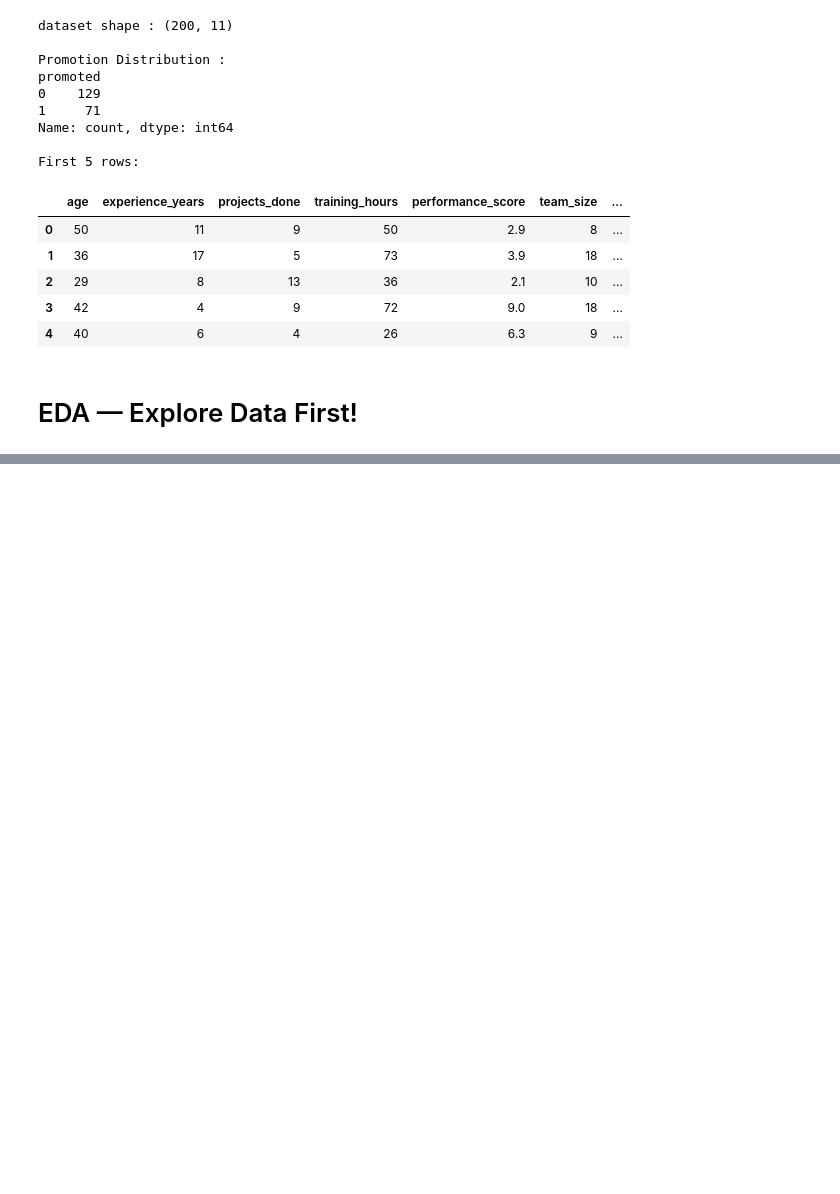
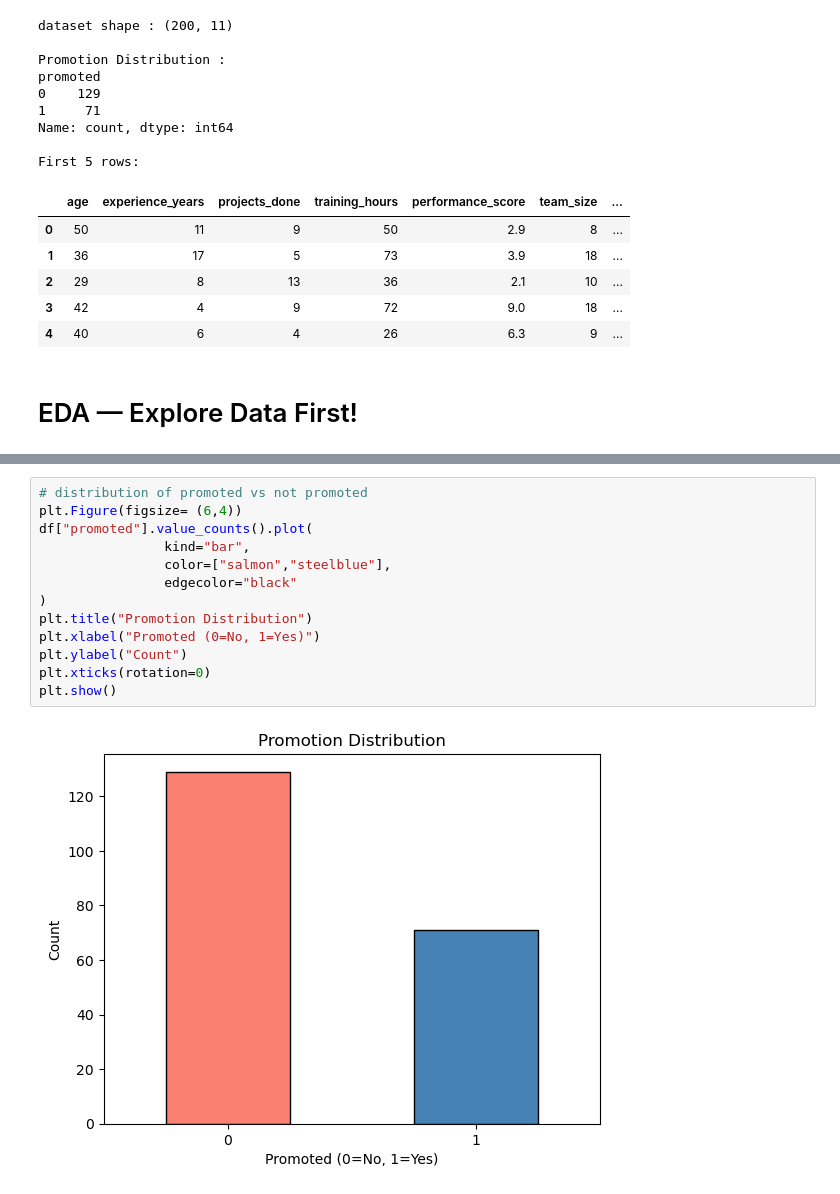
Before and after one commit to ashabakshi/ML_Learning_Clear_basics-, a Jupyter notebook: 06_Naive_Bayes/06_naive_bayes.ipynb, the cells around one changed output, grey strips where cells are left out. Cells and saved outputs as stored; diff of their text form; blank space fills up the shorter version.

```diff
--- a/06_Naive_Bayes/06_naive_bayes.ipynb
+++ b/06_Naive_Bayes/06_naive_bayes.ipynb
@@ -144,0 +147,15 @@ plt.show()
+# %%
+# distribution of promoted vs not promoted
+plt.Figure(figsize= (6,4))
+df["promoted"].value_counts().plot(
+                kind="bar",
+                color=["salmon","steelblue"],
+                edgecolor="black"
+)
+plt.title("Promotion Distribution")
+plt.xlabel("Promoted (0=No, 1=Yes)")
+plt.ylabel("Count")
+plt.xticks(rotation=0)
+plt.show()
+# %% [output]
+[figure, added]
```
Also changed, not shown: parts of 2 cells of this notebook.
